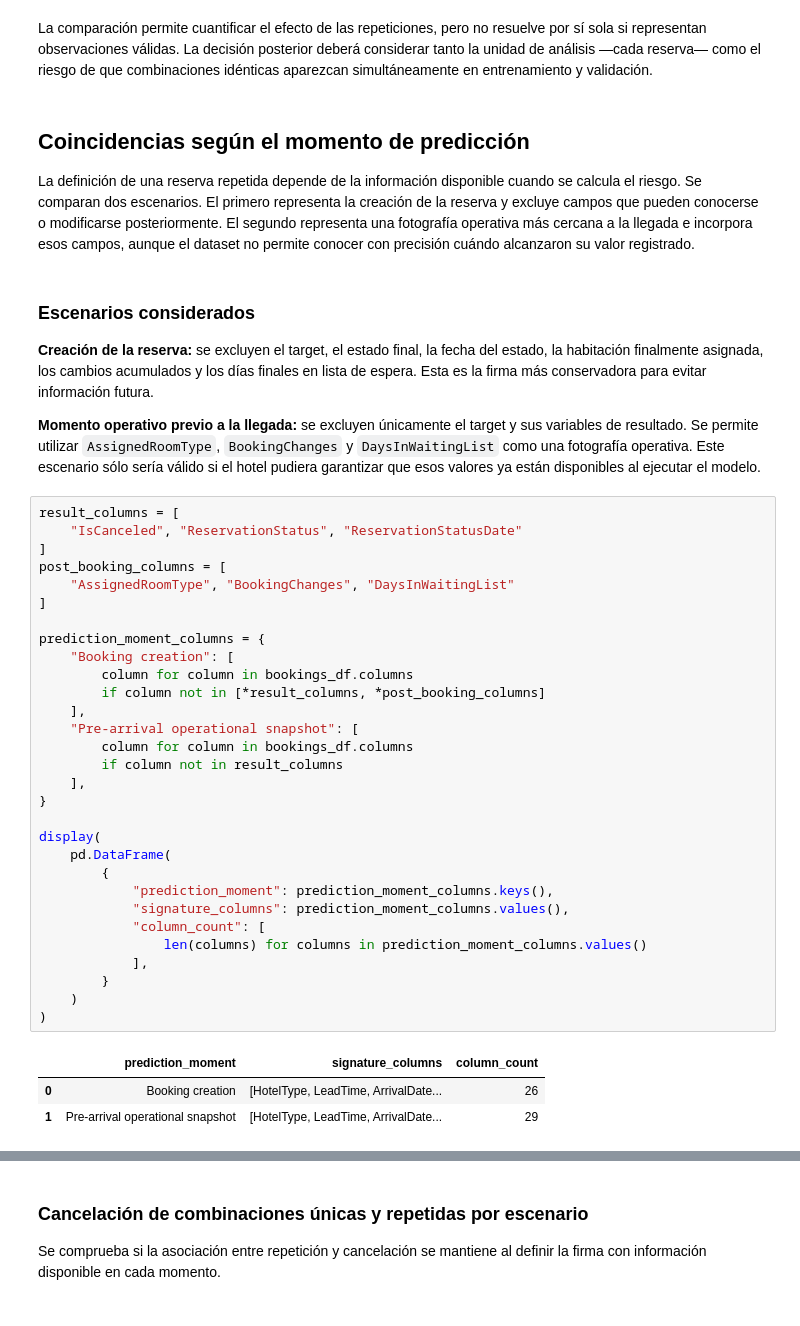
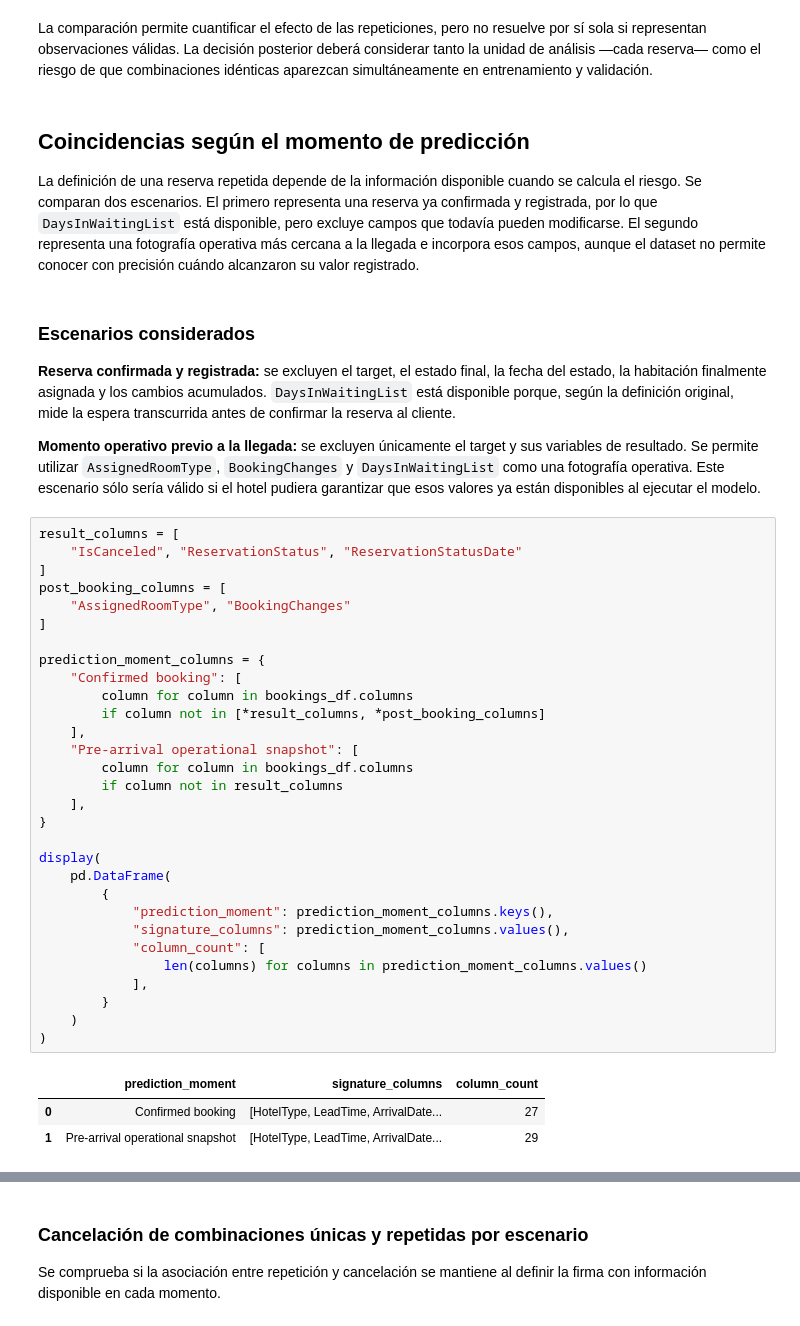
Before and after one commit to Lithium582/Obligatorio2026, a Jupyter notebook: notebooks/02_eda.ipynb, the cells around one changed output, grey strips where cells are left out. Cells and saved outputs as stored; diff of their text form.

```diff
--- a/notebooks/02_eda.ipynb
+++ b/notebooks/02_eda.ipynb
@@ -1377,46 +1377,46 @@ La comparación permite cuantificar el efecto de las repeticiones, pero no resue
 # %% [markdown]
 ## Coincidencias según el momento de predicción
 
-La definición de una reserva repetida depende de la información disponible cuando se calcula el riesgo. Se comparan dos escenarios. El primero representa la creación de la reserva y excluye campos que pueden conocerse o modificarse posteriormente. El segundo representa una fotografía operativa más cercana a la llegada e incorpora esos campos, aunque el dataset no permite conocer con precisión cuándo alcanzaron su valor registrado.
+La definición de una reserva repetida depende de la información disponible cuando se calcula el riesgo. Se comparan dos escenarios. El primero representa una reserva ya confirmada y registrada, por lo que `DaysInWaitingList` está disponible, pero excluye campos que todavía pueden modificarse. El segundo representa una fotografía operativa más cercana a la llegada e incorpora esos campos, aunque el dataset no permite conocer con precisión cuándo alcanzaron su valor registrado.
 # %% [markdown]
 ### Escenarios considerados
 
-**Creación de la reserva:** se excluyen el target, el estado final, la fecha del estado, la habitación finalmente asignada, los cambios acumulados y los días finales en lista de espera. Esta es la firma más conservadora para evitar información futura.
+**Reserva confirmada y registrada:** se excluyen el target, el estado final, la fecha del estado, la habitación finalmente asignada y los cambios acumulados. `DaysInWaitingList` está disponible porque, según la definición original, mide la espera transcurrida antes de confirmar la reserva al cliente.
 
 **Momento operativo previo a la llegada:** se excluyen únicamente el target y sus variables de resultado. Se permite utilizar `AssignedRoomType`, `BookingChanges` y `DaysInWaitingList` como una fotografía operativa. Este escenario sólo sería válido si el hotel pudiera garantizar que esos valores ya están disponibles al ejecutar el modelo.
 # %%
 result_columns = [
     "IsCanceled", "ReservationStatus", "ReservationStatusDate"
 ]
 post_booking_columns = [
-    "AssignedRoomType", "BookingChanges", "DaysInWaitingList"
+    "AssignedRoomType", "BookingChanges"
 ]
 
 prediction_moment_columns = {
-    "Booking creation": [
+    "Confirmed booking": [
         column for column in bookings_df.columns
         if column not in [*result_columns, *post_booking_columns]
     ],
     "Pre-arrival operational snapshot": [
         column for column in bookings_df.columns
         if column not in result_columns
     ],
 }
 
 display(
     pd.DataFrame(
         {
             "prediction_moment": prediction_moment_columns.keys(),
             "signature_columns": prediction_moment_columns.values(),
             "column_count": [
                 len(columns) for columns in prediction_moment_columns.values()
             ],
         }
     )
 )
 # %% [output]
 |  | prediction_moment | signature_columns | column_count |
-| 0 | Booking creation | [HotelType, LeadTime, ArrivalDate... | 26 |
+| 0 | Confirmed booking | [HotelType, LeadTime, ArrivalDate... | 27 |
 | 1 | Pre-arrival operational snapshot | [HotelType, LeadTime, ArrivalDate... | 29 |
 # %%
 prediction_moment_records = []
```
Also changed, not shown: parts of 35 cells of this notebook, 3 other files.
